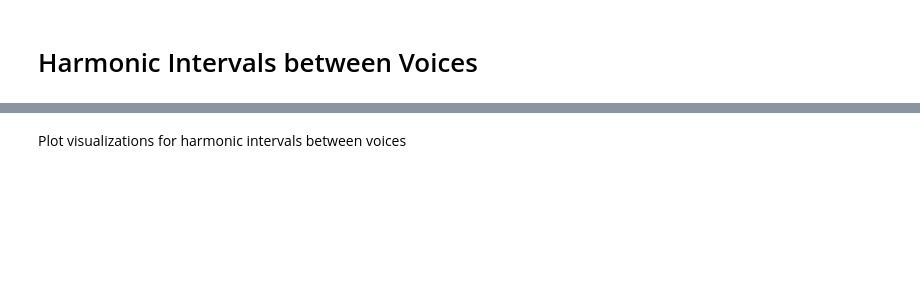
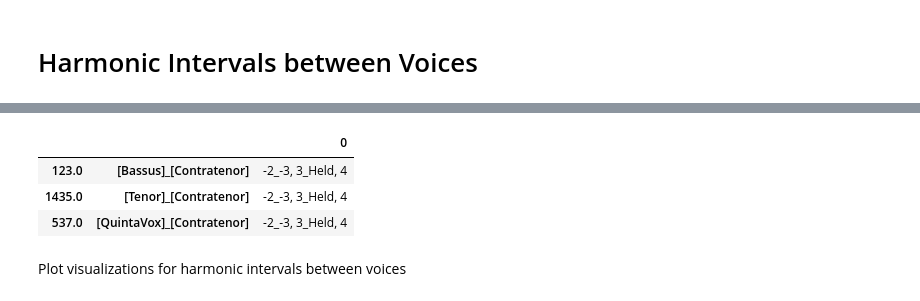
Before and after one commit to trangdang168/CRIM_Intervals_Notebooks, a Jupyter notebook: CRIM_Intervals_Morgan.ipynb, the cells around one changed output, grey strips where cells are left out. Cells and saved outputs as stored; diff of their text form; code cells hidden in the pictures; blank space fills up the shorter version.

```diff
--- a/CRIM_Intervals_Morgan.ipynb
+++ b/CRIM_Intervals_Morgan.ipynb
@@ -446,2 +469,9 @@ h_ng.stack().value_counts().to_frame().head(50)
+# %%
+h_ng[h_ng == '-2_-3, 3_Held, 4'].stack().dropna().to_frame()
+# %% [output]
+|  |  | 0 |
+| 123.0 | [Bassus]_[Contratenor] | -2_-3, 3_Held, 4 |
+| 1435.0 | [Tenor]_[Contratenor] | -2_-3, 3_Held, 4 |
+| 537.0 | [QuintaVox]_[Contratenor] | -2_-3, 3_Held, 4 |
 # %% [markdown]
 Plot visualizations for harmonic intervals between voices
```
Also changed, not shown: parts of 21 cells of this notebook, 2 other files.
